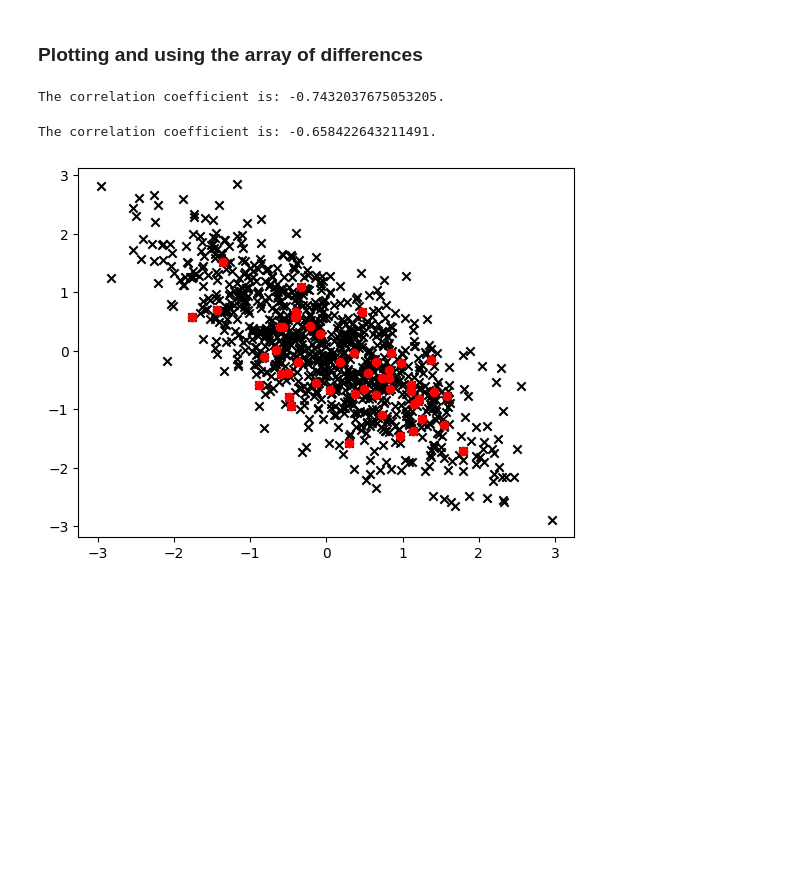
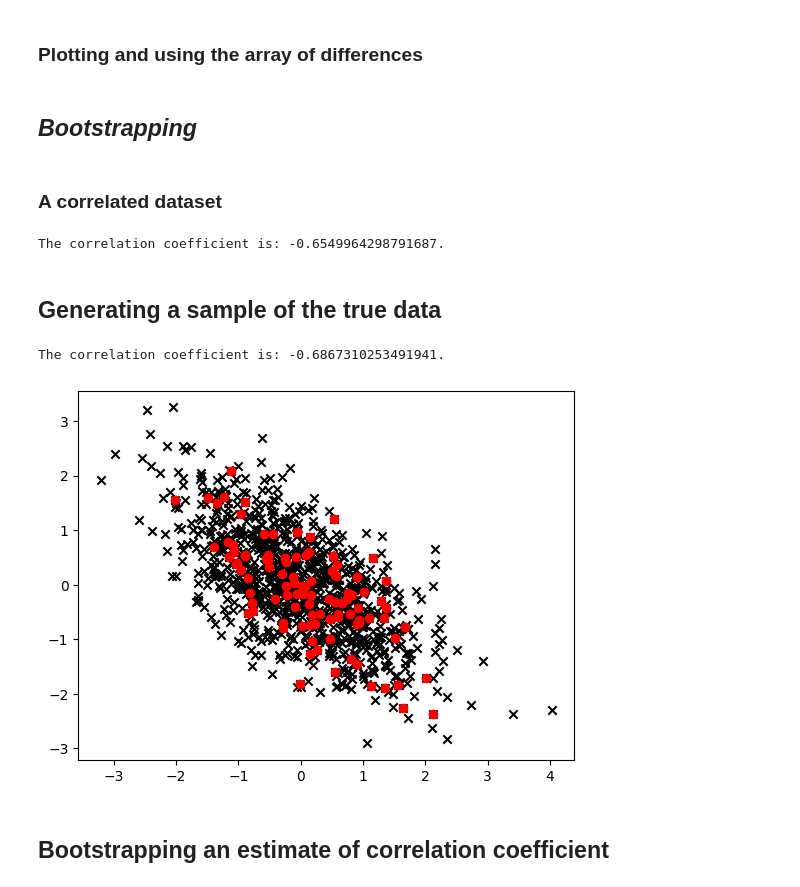
Before and after one commit to zomungGITHUB/MLGeo-2023, a Jupyter notebook: tutorials/mlgeo_2.5_resampling_basics.ipynb, the cells around one changed output. Drawn from its saved outputs; the diff is of its cells as text; code cells hidden in the pictures; blank space fills up the shorter version.

```diff
--- a/tutorials/mlgeo_2.5_resampling_basics.ipynb
+++ b/tutorials/mlgeo_2.5_resampling_basics.ipynb
@@ -74,9 +74,13 @@ plt.axvline(x = upper_critical_value)
 
 # Show your plot
 plt.show()
+# %% [markdown]
+## *Bootstrapping*
+# %% [markdown]
+### A correlated dataset
 # %%
 # We begin with a dataset where two variables are strongly correlated
-correlated_data= np.random.multivariate_normal([0, 0], [[1, -.75], [-.75, 1]], 1000)
+correlated_data= np.random.multivariate_normal([0, 0], [[1, -.65], [-.65, 1]], 1000)
 
 # The correlation matrix of the first and second columns of correlated_data
 correlation_matrix = np.corrcoef(correlated_data[:, 0], correlated_data[:, 1])
@@ -84,22 +88,26 @@ correlation_matrix = np.corrcoef(correlated_data[:, 0], correlated_data[:, 1])
 # Check the correlation coefficient
 print('The correlation coefficient is: ' + str(correlation_matrix[0,1]) + '.')
 # %% [output]
-The correlation coefficient is: -0.7432037675053205.
+The correlation coefficient is: -0.6549964298791687.
+# %% [markdown]
+## Generating a sample of the true data
 # %%
 # Next, let's take some subset of the correlated data
 
-subset = rng.choice(correlated_data, size=50, replace=False)
+subset = rng.choice(correlated_data, size=100, replace=False)
 
 # Report the correlation coefficient of the subsets
 print('The correlation coefficient is: ' + str(np.corrcoef(subset[:,0], subset[:, 1])[0,1]) + '.')
 
 # Plot up the original data vs. the samples we ended up taking
 plt.scatter(correlated_data[:, 0], correlated_data[:, 1], marker='x', c='black')
 plt.scatter(subset[:,0], subset[:, 1], c='red')
 plt.show()
 # %% [output]
-The correlation coefficient is: -0.658422643211491.
+The correlation coefficient is: -0.6867310253491941.
-[figure, old version]
+[figure, new version]
+# %% [markdown]
+## Bootstrapping an estimate of correlation coefficient
 # %%
 # Now, we'd like to bootstrap the correlation coefficient of the subset. Remember, the subset represents our sample of the true population.
 
```
Also changed, not shown: parts of 6 cells of this notebook.
